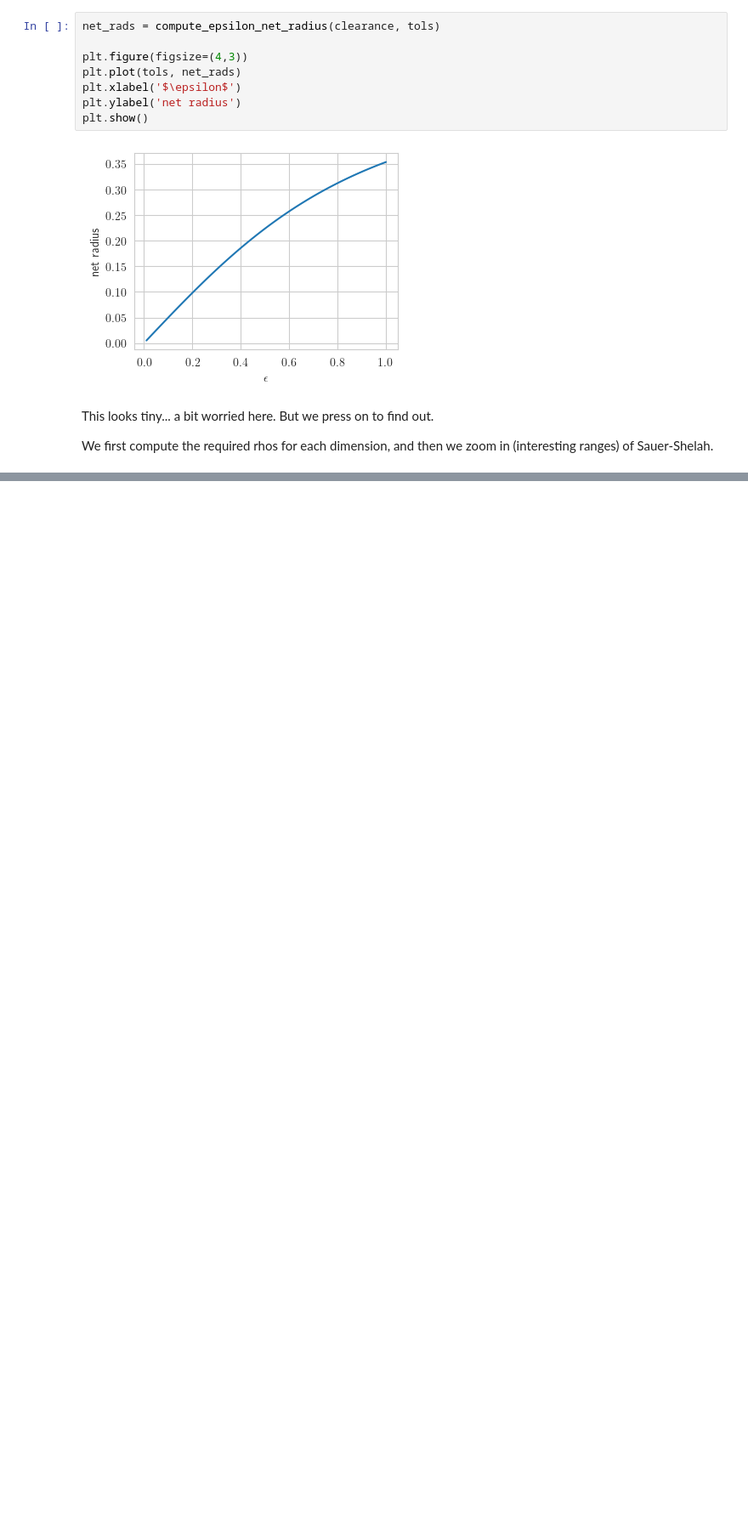
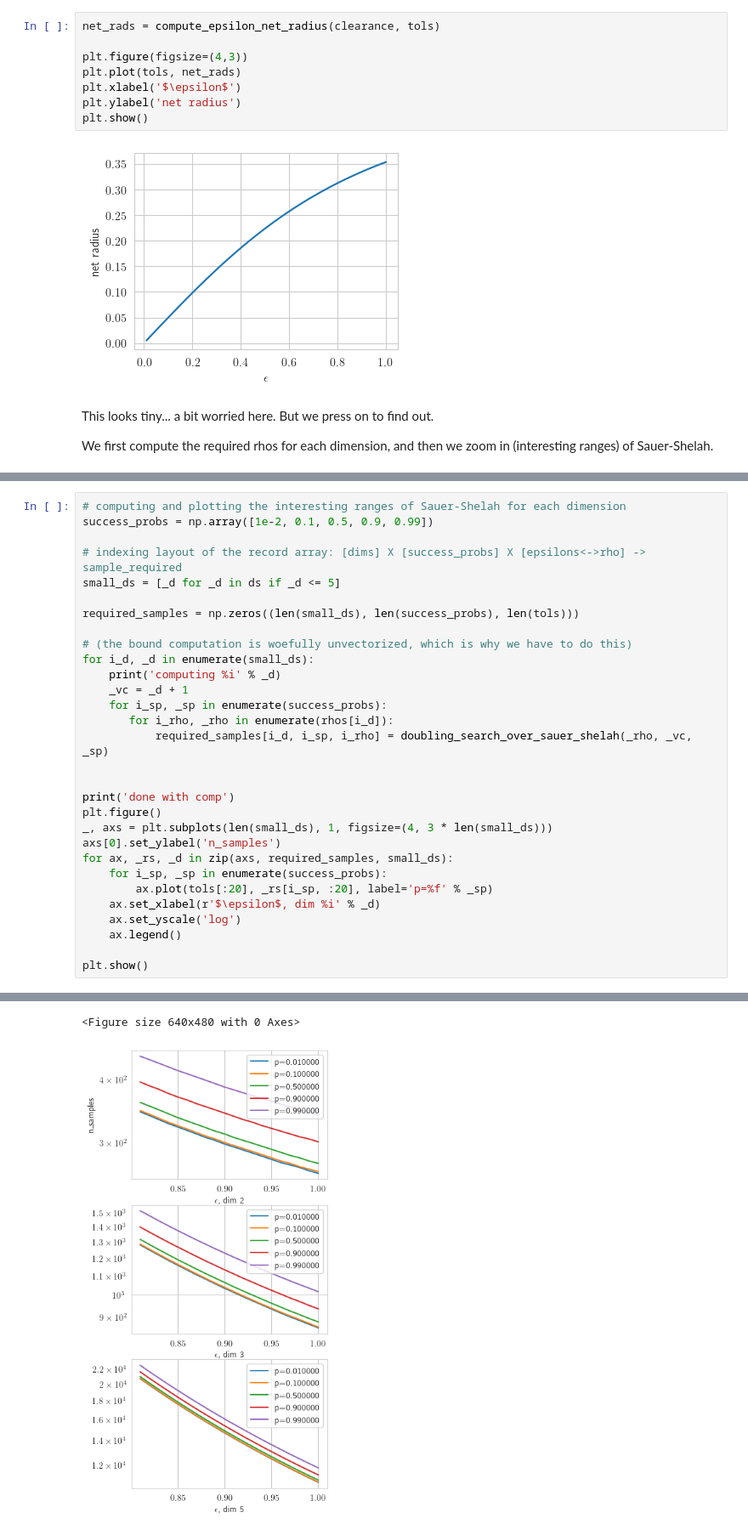
Before and after one commit to robustrobotics/nonasymptotic-mp, a Jupyter notebook: notebooks/designing_tractable_experiments.ipynb, the cells around one changed output, grey strips where cells are left out. Shown at 85% size. Cells and saved outputs as stored; diff of their text form; blank space fills up the shorter version.

```diff
--- a/notebooks/designing_tractable_experiments.ipynb
+++ b/notebooks/designing_tractable_experiments.ipynb
@@ -74,0 +91,31 @@ ValueError: operands could not be broadcast together with shapes (100,) (6,)
+# %%
+# computing and plotting the interesting ranges of Sauer-Shelah for each dimension
+success_probs = np.array([1e-2, 0.1, 0.5, 0.9, 0.99])
+
+# indexing layout of the record array: [dims] X [success_probs] X [epsilons<->rho] -> sample_required
+small_ds = [_d for _d in ds if _d <= 5]
+
+required_samples = np.zeros((len(small_ds), len(success_probs), len(tols)))
+
+# (the bound computation is woefully unvectorized, which is why we have to do this)
+for i_d, _d in enumerate(small_ds):
+    print('computing %i' % _d)
+    _vc = _d + 1
+    for i_sp, _sp in enumerate(success_probs):
+       for i_rho, _rho in enumerate(rhos[i_d]):
+           required_samples[i_d, i_sp, i_rho] = doubling_search_over_sauer_shelah(_rho, _vc, _sp)
+
+
+print('done with comp')
+plt.figure()
+_, axs = plt.subplots(len(small_ds), 1, figsize=(4, 3 * len(small_ds)))
+axs[0].set_ylabel('n_samples')
+for ax, _rs, _d in zip(axs, required_samples, small_ds):
+    for i_sp, _sp in enumerate(success_probs):
+        ax.plot(tols[:20], _rs[i_sp, :20], label='p=%f' % _sp)
+    ax.set_xlabel(r'$\epsilon$, dim %i' % _d)
+    ax.set_yscale('log')
+    ax.legend()
+
+plt.show()
+# %% [output]
@@ -74,0 +126,2 @@ ValueError: operands could not be broadcast together with shapes (100,) (6,)
+<Figure size 640x480 with 0 Axes>
+[figure, added]
```
Also changed, not shown: parts of 8 cells of this notebook.
